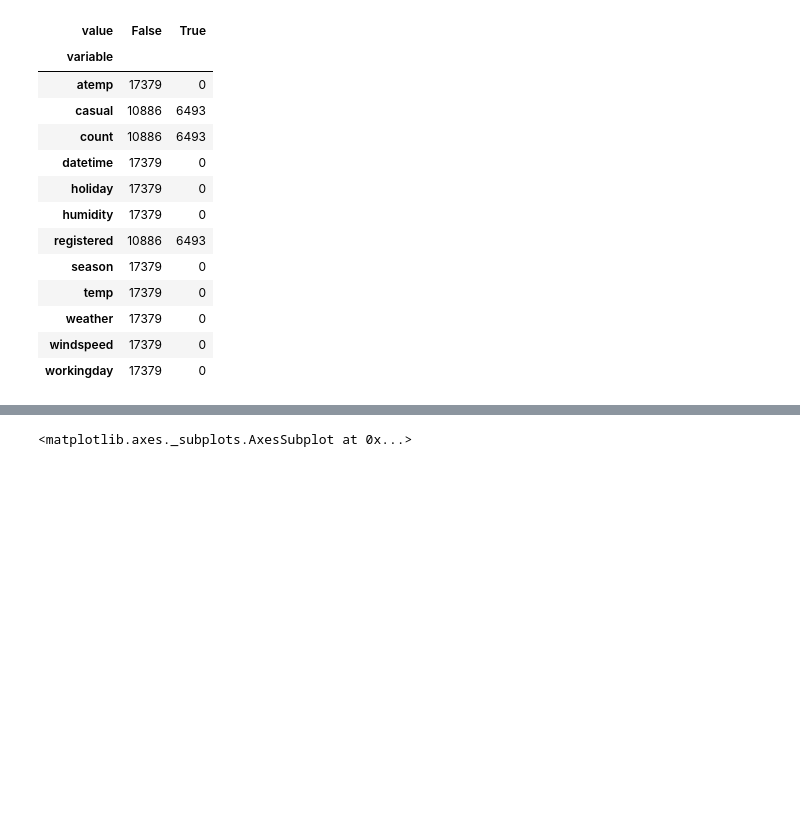
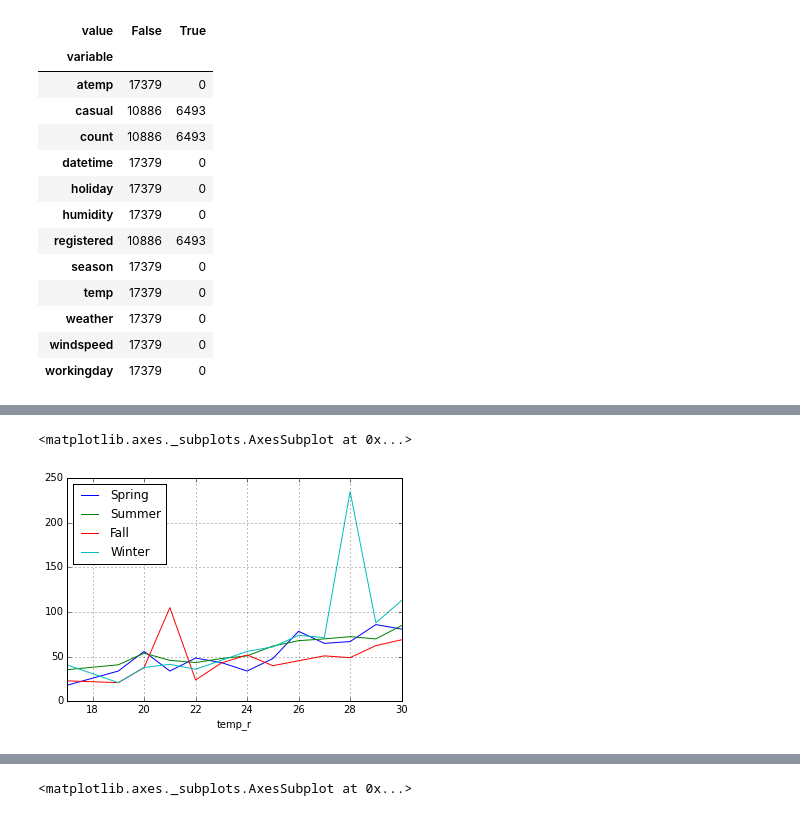
Before and after one commit to jldork/Bikeshare, a Jupyter notebook: Bikeshare.ipynb, the cells around one changed output, grey strips where cells are left out. Drawn from its saved outputs; the diff is of its cells as text; code cells hidden in the pictures; blank space fills up the shorter version.

```diff
--- a/Bikeshare.ipynb
+++ b/Bikeshare.ipynb
@@ -106,0 +111,26 @@ a[a['b_nwday']==0].plot(x='time', y='registered', kind='scatter', ax=axes[1,1],l
+# %%
+a = train[(train['time']>7)&(train['time']<19)].groupby(['season','temp_r']).median()[['casual','registered']].reset_index()
+b = a[a['season']==1][['temp_r','casual']].merge(a[a['season']==2][['temp_r','casual']], on='temp_r')
+b['Spring'] = b['casual_x']
+b['Summer'] = b['casual_y']
+b.drop('casual_x',axis=1,inplace=True)
+b.drop('casual_y',axis=1,inplace=True)
+
+c = b.merge(a[a['season']==3][['temp_r','casual']], on='temp_r').merge(a[a['season']==4][['temp_r','casual']], on='temp_r')
+c['Fall'] = c['casual_x']
+c.drop('casual_x',axis=1,inplace=True)
+c['Winter'] = c['casual_y']
+c.drop('casual_y',axis=1,inplace=True)
+
+c.plot(x='temp_r')
+#a[a['season']==1].plot(x='temp_r',y='casual', label ='Spring')
+#a[a['season']==1].plot(x='temp_r',y='registered', label ='Spring')
+#a[a['season']==2].plot(x='temp_r',y='casual', label ='Summer')
+#a[a['season']==2].plot(x='temp_r',y='registered', label ='Summer')
+#a[a['season']==3].plot(x='temp_r',y='casual', label = 'Fall')
+#a[a['season']==3].plot(x='temp_r',y='registered', label = 'Fall')
+#a[a['season']==4].plot(x='temp_r',y='casual',  label = 'Winter')
+#a[a['season']==4].plot(x='temp_r',y='registered', label = 'Winter')
+# %% [output]
+<matplotlib.axes._subplots.AxesSubplot at 0x...>
+[figure, added]
```
Also changed, not shown: parts of 5 cells of this notebook.
